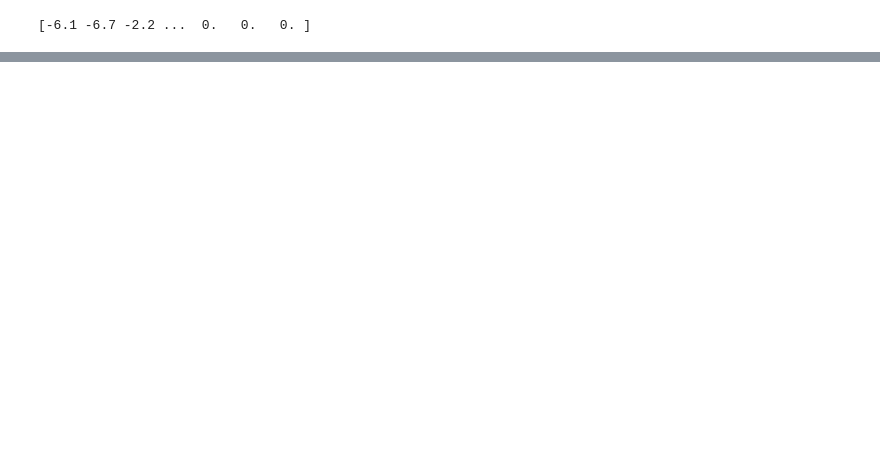
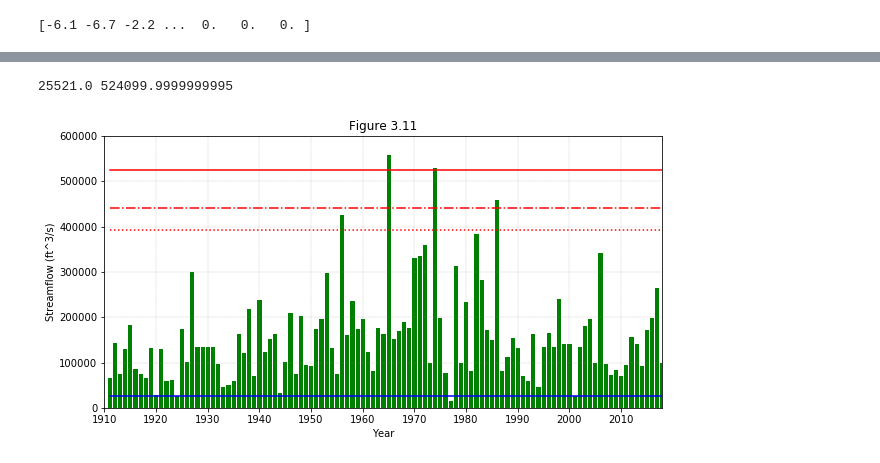
Before and after one commit to johnhorel/atmos_5040_2019, a Jupyter notebook: chapter 3/chapter_3_2019.ipynb, the cells around one changed output, grey strips where cells are left out. Saved outputs shown, nothing was run; the diff lists cells and outputs as text; code cells hidden in the pictures; blank space fills up the shorter version.

```diff
--- a/chapter 3/chapter_3_2019.ipynb
+++ b/chapter 3/chapter_3_2019.ipynb
@@ -186,0 +235,34 @@ NameError: name 'norm' is not defined
+# %%
+# figure 11
+#read annual peak streamflows of klamath river
+year =  np.genfromtxt('../data/klamath_river_streamflow.csv', delimiter=',', usecols=0)
+flow =  np.genfromtxt('../data/klamath_river_streamflow.csv', delimiter=',', usecols=1)
+
+
+#plot time series
+decade_ticks = np.arange(1910,2020,10)
+
+fig,ax = plt.subplots(1,1,figsize=(10,5))
+ax.bar(year,flow,color='green')
+ax.set(xlim=(1911,2018),ylim=(0,600000))
+ax.set(xlabel="Year",ylabel='Streamflow (ft^3/s)')
+ax.set(xticks=decade_ticks)
+ax.set(title="Figure 3.11")
+ax.grid(linestyle='--', color='grey', linewidth=.2)
+#compute first and 99th percentile for extreme values determined empirically
+p01 = np.percentile(flow,1)
+p99 = np.percentile(flow,99)
+print(p01,p99)
+xv = [1911,2018]
+ax.plot(xv,[p99,p99],'r')
+ax.plot(xv,[p01,p01],'b')
+#from below, get the gaussian and weibull 99th percentiles
+#gaussian
+ax.plot(xv,[392896,392896],'r:')
+#weibull
+ax.plot(xv,[441410,441410],'r-.')
+
+plt.savefig('figure_11_2019_python.png')
+# %% [output]
+25521.0 524099.9999999995
+[figure, added]
```
Also changed, not shown: parts of 16 cells of this notebook, 49 other files.
